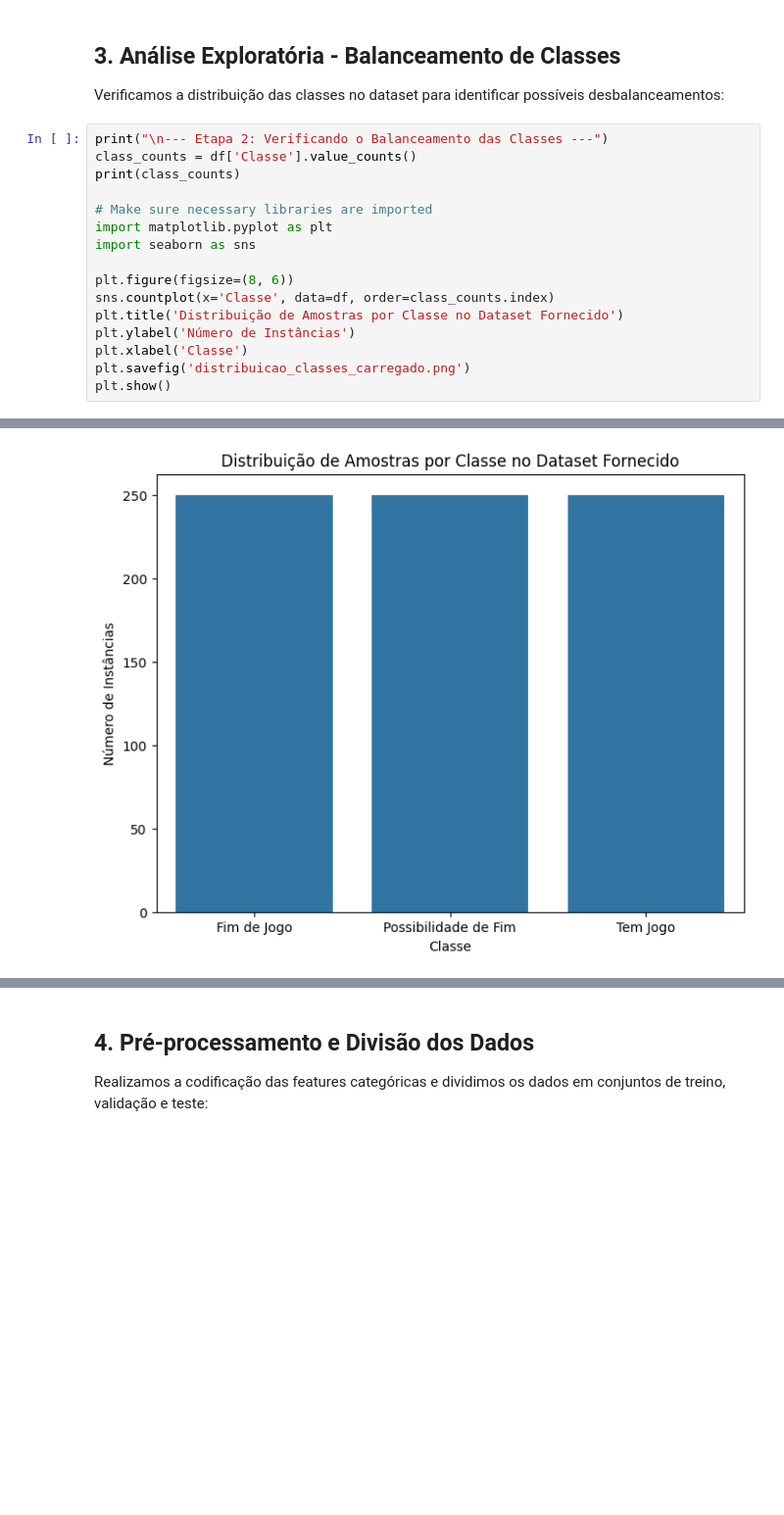
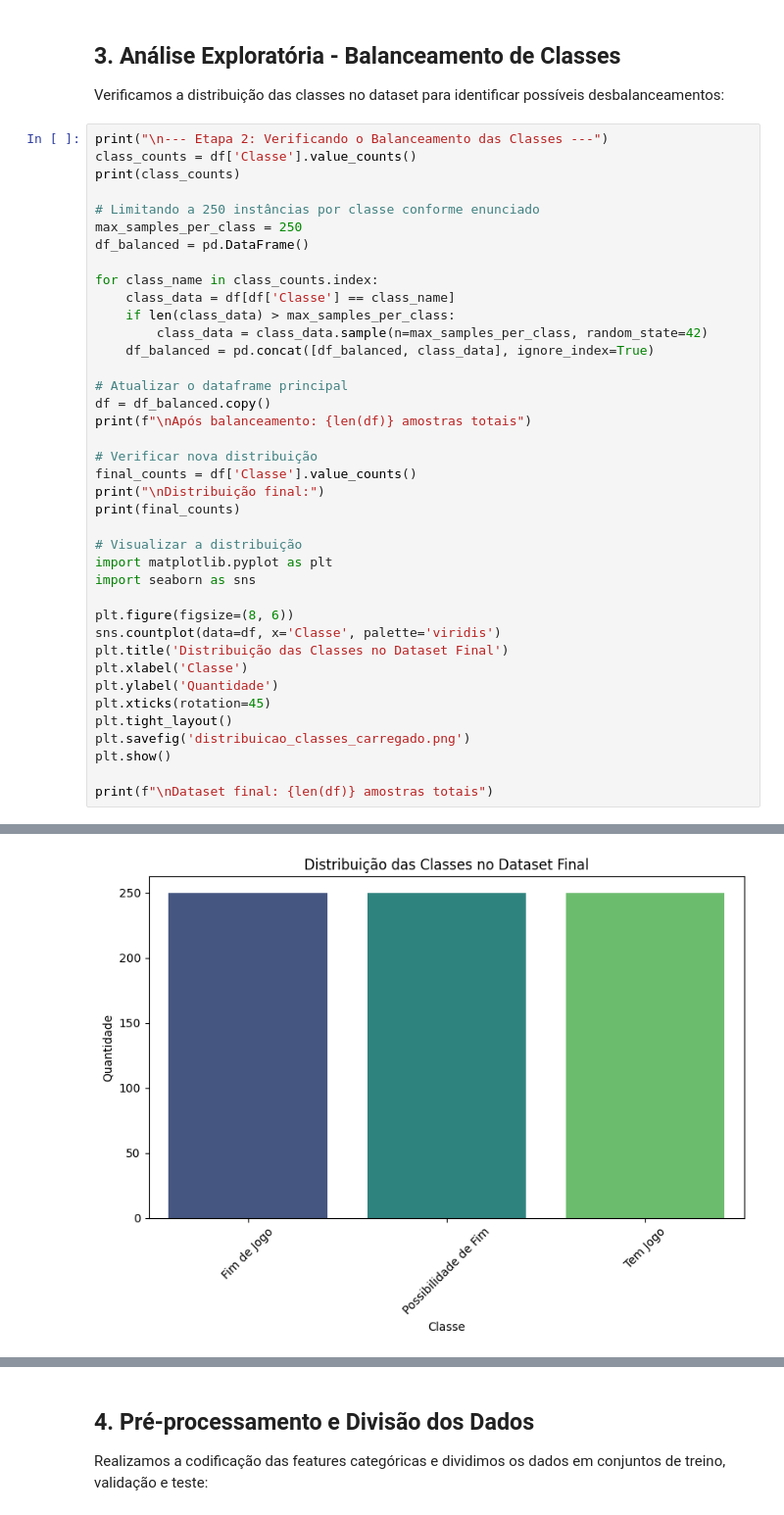
Before and after one commit to danictlee/tic-tac-toe-with-ML, a Jupyter notebook: 01_data_engineering.ipynb, the cells around one changed output, grey strips where cells are left out. Shown at 98% size. Saved outputs shown, nothing was run; the diff lists cells and outputs as text; blank space fills up the shorter version.

```diff
--- a/01_data_engineering.ipynb
+++ b/01_data_engineering.ipynb
@@ -69,17 +69,40 @@ print("\n--- Etapa 2: Verificando o Balanceamento das Classes ---")
 class_counts = df['Classe'].value_counts()
 print(class_counts)
 
-# Make sure necessary libraries are imported
+# Limitando a 250 instâncias por classe conforme enunciado
+max_samples_per_class = 250
+df_balanced = pd.DataFrame()
+
+for class_name in class_counts.index:
+    class_data = df[df['Classe'] == class_name]
+    if len(class_data) > max_samples_per_class:
+        class_data = class_data.sample(n=max_samples_per_class, random_state=42)
+    df_balanced = pd.concat([df_balanced, class_data], ignore_index=True)
+
+# Atualizar o dataframe principal
+df = df_balanced.copy()
+print(f"\nApós balanceamento: {len(df)} amostras totais")
+
+# Verificar nova distribuição
+final_counts = df['Classe'].value_counts()
+print("\nDistribuição final:")
+print(final_counts)
+
+# Visualizar a distribuição
 import matplotlib.pyplot as plt
 import seaborn as sns
 
 plt.figure(figsize=(8, 6))
-sns.countplot(x='Classe', data=df, order=class_counts.index)
-plt.title('Distribuição de Amostras por Classe no Dataset Fornecido')
-plt.ylabel('Número de Instâncias')
+sns.countplot(data=df, x='Classe', palette='viridis')
+plt.title('Distribuição das Classes no Dataset Final')
 plt.xlabel('Classe')
+plt.ylabel('Quantidade')
+plt.xticks(rotation=45)
+plt.tight_layout()
 plt.savefig('distribuicao_classes_carregado.png')
 plt.show()
+
+print(f"\nDataset final: {len(df)} amostras totais")
 # %% [output]
 --- Etapa 2: Verificando o Balanceamento das Classes ---
 Classe
@@ -90 +125 @@ Name: count, dtype: int64
-[figure, old version]
+[figure, new version]
```
Also changed, not shown: parts of 2 cells of this notebook, 17 other files.
